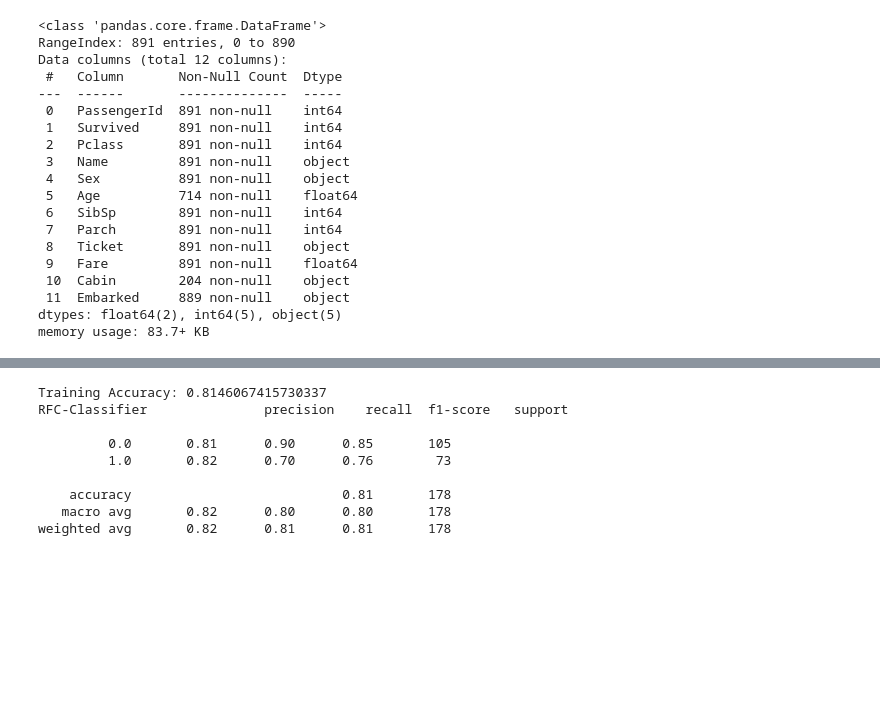
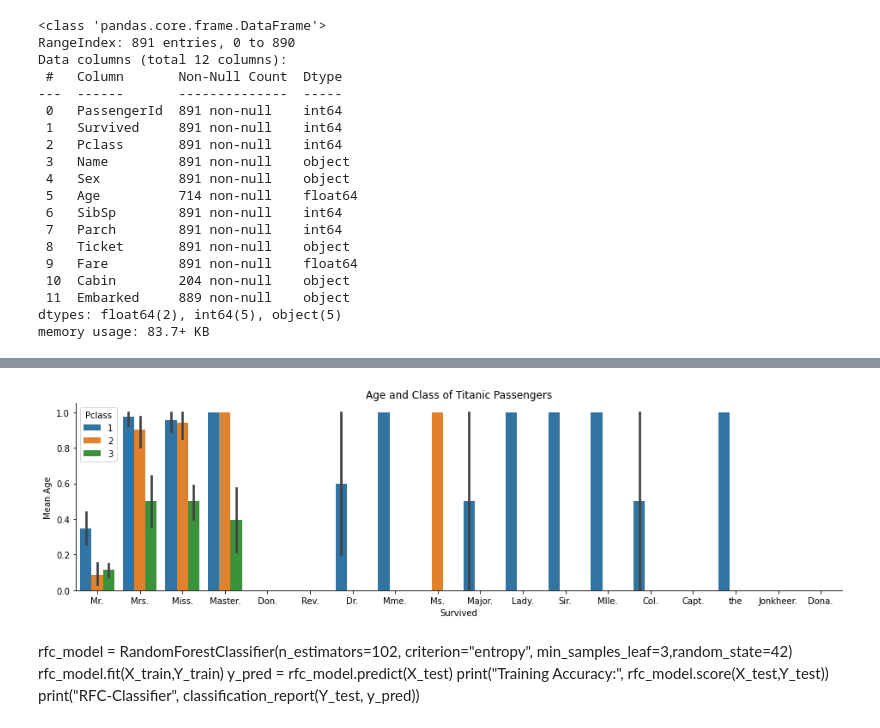
Before and after one commit to Thanked93/kaggle-titanic, a Jupyter notebook: Solution.ipynb, the cells around one changed output, grey strips where cells are left out. Drawn from its saved outputs; the diff is of its cells as text; code cells hidden in the pictures; blank space fills up the shorter version.

```diff
--- a/Solution.ipynb
+++ b/Solution.ipynb
@@ -137,2 +63,14 @@ memory usage: 39.8+ KB
+# %%
+# We can see that there exist some titles which will survive depending on the priceclass
+#
+plt.figure(figsize=(16,4))
+sns.barplot(data=main, x="Title", y="Survived", hue="Pclass")
+plt.title('Age and Class of Titanic Passengers')
+plt.xlabel('Survived')
+plt.ylabel('Mean Age')
+sns.despine()
+plt.show()
+# %% [output]
+[figure, added]
 # %%
 from sklearn.neighbors import KNeighborsClassifier
@@ -152,16 +93,0 @@ X_train, X_test, Y_train, Y_test = train_test_split(x_train, y_train, test_size=
-# %%
-rfc_model = RandomForestClassifier(n_estimators=30, criterion="entropy", random_state=42)
-rfc_model.fit(X_train,Y_train)
-y_pred = rfc_model.predict(X_test)
-print("Training Accuracy:", rfc_model.score(X_test,Y_test))
-print("RFC-Classifier", classification_report(Y_test, y_pred))
-# %% [output]
-Training Accuracy: 0.8146067415730337
-RFC-Classifier               precision    recall  f1-score   support
-
-         0.0       0.81      0.90      0.85       105
-         1.0       0.82      0.70      0.76        73
-
-    accuracy                           0.81       178
-   macro avg       0.82      0.80      0.80       178
-weighted avg       0.82      0.81      0.81       178
@@ -171,0 +94,7 @@ pred = rfc_model.predict(solution)
+# %% [markdown]
+
+rfc_model = RandomForestClassifier(n_estimators=102, criterion="entropy", min_samples_leaf=3,random_state=42)
+rfc_model.fit(X_train,Y_train)
+y_pred = rfc_model.predict(X_test)
+print("Training Accuracy:", rfc_model.score(X_test,Y_test))
+print("RFC-Classifier", classification_report(Y_test, y_pred))
```
Also changed, not shown: parts of 16 cells of this notebook, 1 other file.
